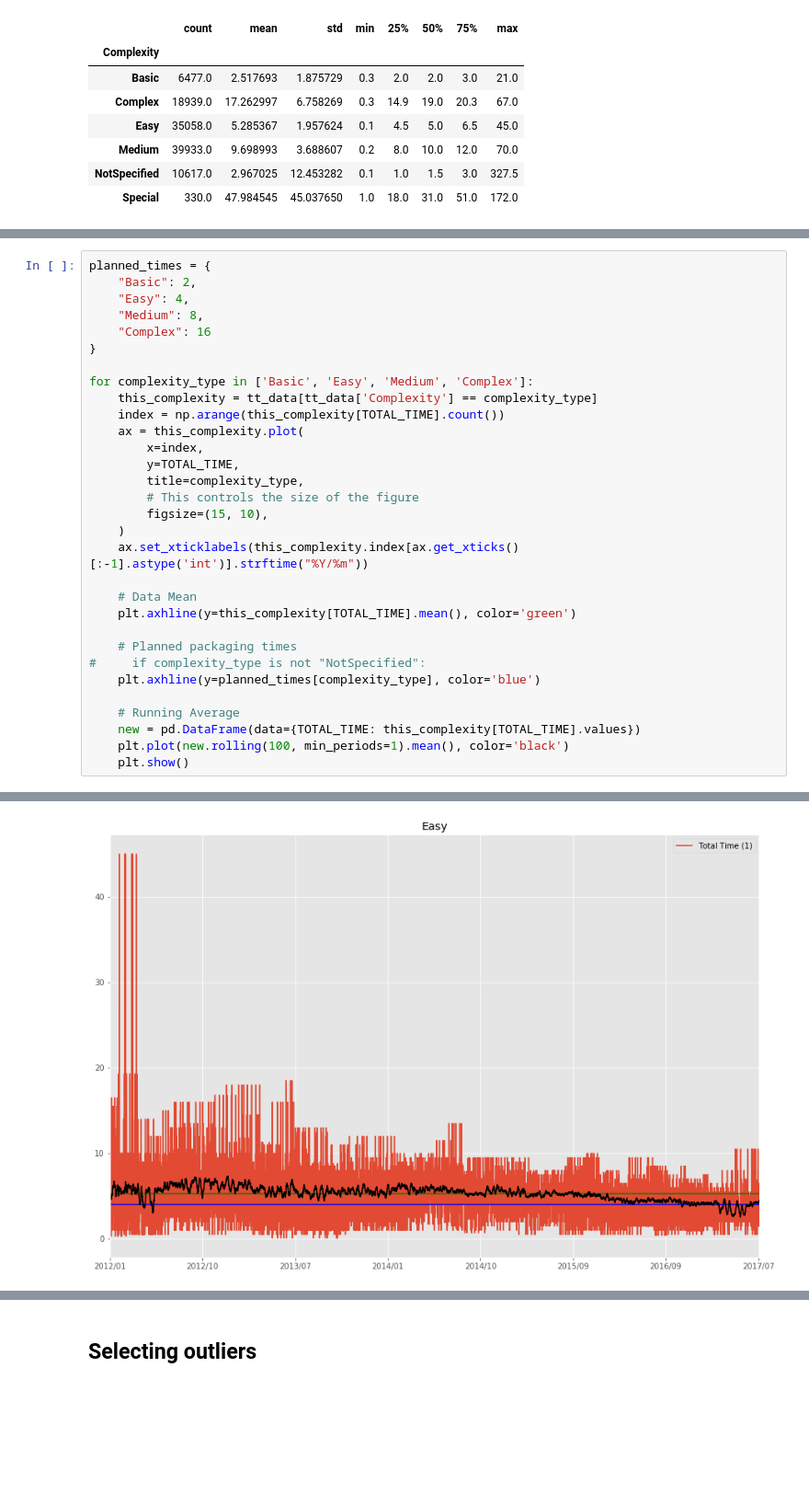
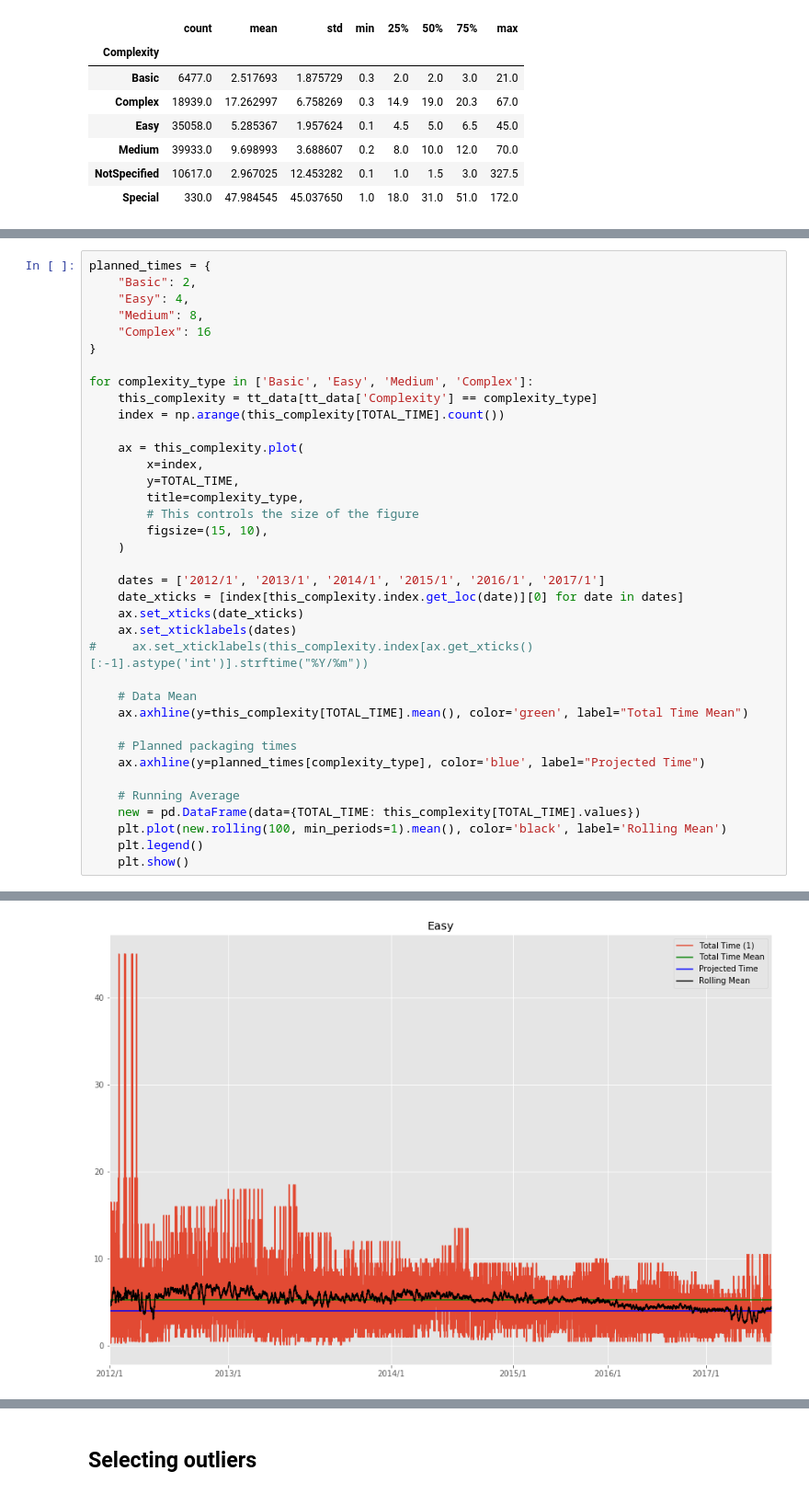
Before and after one commit to Copper-Head/revacom-time-tracking, a Jupyter notebook: TimeSheetData.ipynb, the cells around one changed output, grey strips where cells are left out. Shown at 92% size. Saved outputs shown, nothing was run; the diff lists cells and outputs as text; blank space fills up the shorter version.

```diff
--- a/TimeSheetData.ipynb
+++ b/TimeSheetData.ipynb
@@ -86,6 +82,7 @@ planned_times = {
 for complexity_type in ['Basic', 'Easy', 'Medium', 'Complex']:
     this_complexity = tt_data[tt_data['Complexity'] == complexity_type]
     index = np.arange(this_complexity[TOTAL_TIME].count())
+
     ax = this_complexity.plot(
         x=index,
         y=TOTAL_TIME,
@@ -93,17 +90,22 @@ for complexity_type in ['Basic', 'Easy', 'Medium', 'Complex']:
         # This controls the size of the figure
         figsize=(15, 10),
     )
-    ax.set_xticklabels(this_complexity.index[ax.get_xticks()[:-1].astype('int')].strftime("%Y/%m"))
+
+    dates = ['2012/1', '2013/1', '2014/1', '2015/1', '2016/1', '2017/1']
+    date_xticks = [index[this_complexity.index.get_loc(date)][0] for date in dates]
+    ax.set_xticks(date_xticks)
+    ax.set_xticklabels(dates)
+#     ax.set_xticklabels(this_complexity.index[ax.get_xticks()[:-1].astype('int')].strftime("%Y/%m"))
 
     # Data Mean
-    plt.axhline(y=this_complexity[TOTAL_TIME].mean(), color='green')
+    ax.axhline(y=this_complexity[TOTAL_TIME].mean(), color='green', label="Total Time Mean")
 
     # Planned packaging times
-#     if complexity_type is not "NotSpecified":
-    plt.axhline(y=planned_times[complexity_type], color='blue')
+    ax.axhline(y=planned_times[complexity_type], color='blue', label="Projected Time")
 
     # Running Average
     new = pd.DataFrame(data={TOTAL_TIME: this_complexity[TOTAL_TIME].values})
-    plt.plot(new.rolling(100, min_periods=1).mean(), color='black')
+    plt.plot(new.rolling(100, min_periods=1).mean(), color='black', label='Rolling Mean')
+    plt.legend()
     plt.show()
 # %% [output]
@@ -111 +113 @@ for complexity_type in ['Basic', 'Easy', 'Medium', 'Complex']:
-[figure, old version]
+[figure, new version]
```
Also changed, not shown: parts of 5 cells of this notebook.
